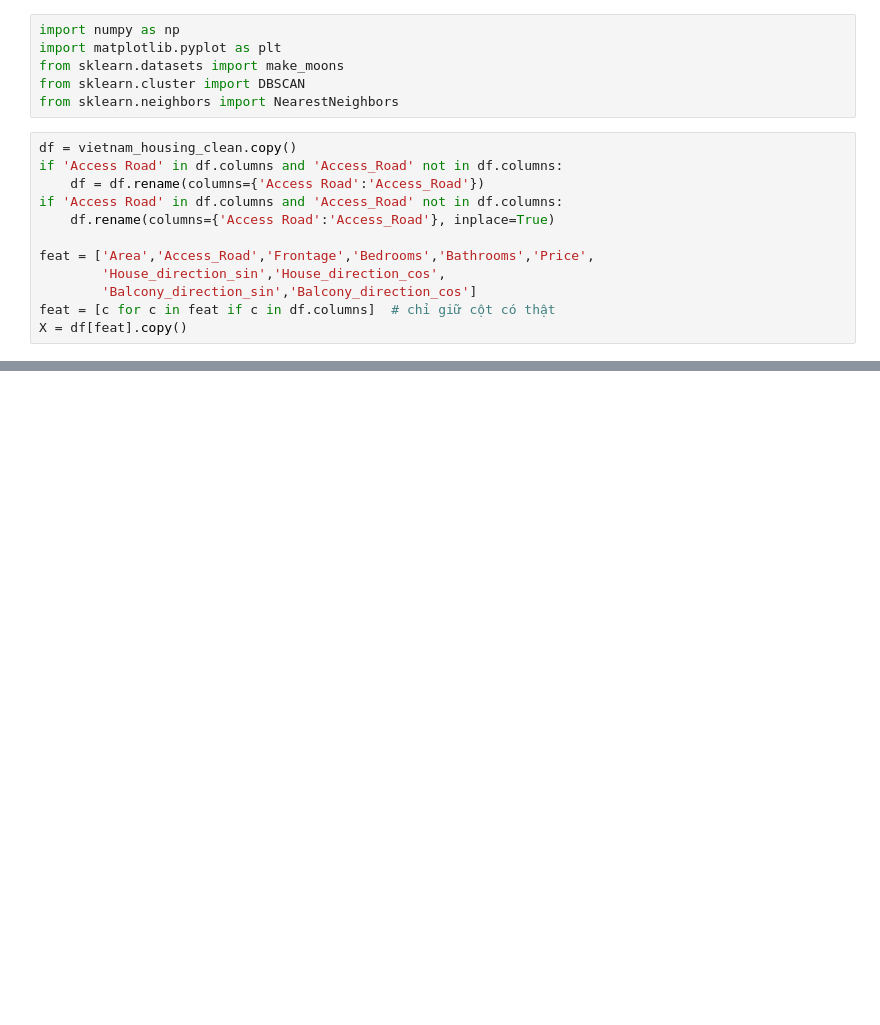
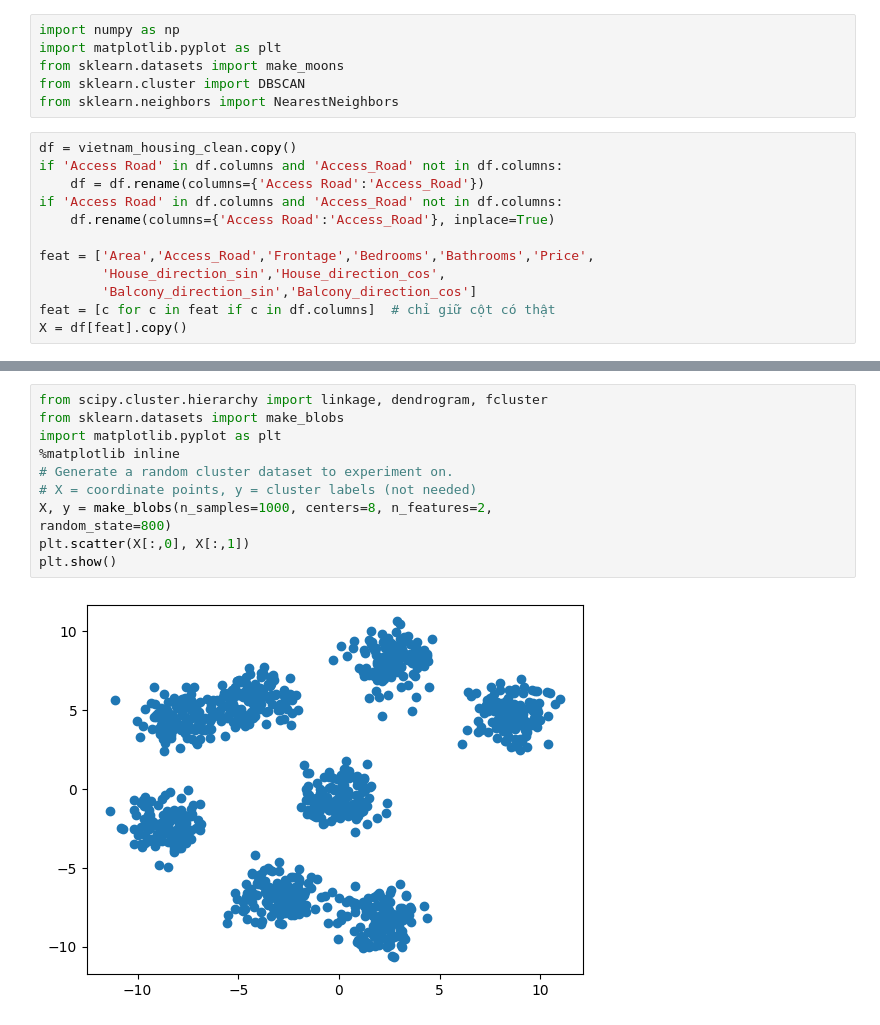
Before and after one commit to Project-cu-i-k/final_project_group4, a Jupyter notebook: python_nhap.ipynb, the cells around one changed output, grey strips where cells are left out. Drawn from its saved outputs; the diff is of its cells as text; blank space fills up the shorter version.

```diff
--- a/python_nhap.ipynb
+++ b/python_nhap.ipynb
@@ -466,0 +486,13 @@ X = df[feat].copy()
+# %%
+from scipy.cluster.hierarchy import linkage, dendrogram, fcluster
+from sklearn.datasets import make_blobs
+import matplotlib.pyplot as plt
+%matplotlib inline
+# Generate a random cluster dataset to experiment on.
+# X = coordinate points, y = cluster labels (not needed)
+X, y = make_blobs(n_samples=1000, centers=8, n_features=2,
+random_state=800)
+plt.scatter(X[:,0], X[:,1])
+plt.show()
+# %% [output]
+[figure, added]
```
Also changed, not shown: parts of 29 cells of this notebook, 3 other files.
